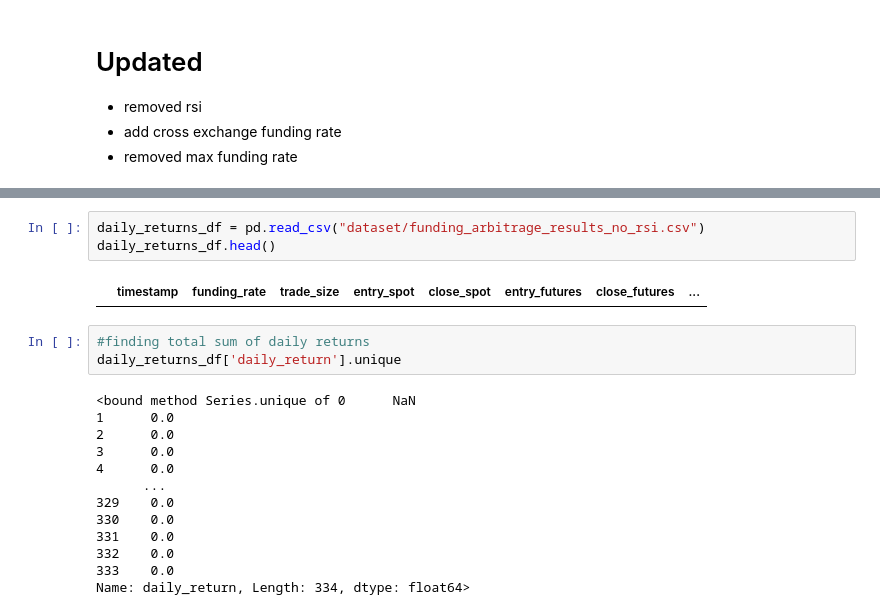
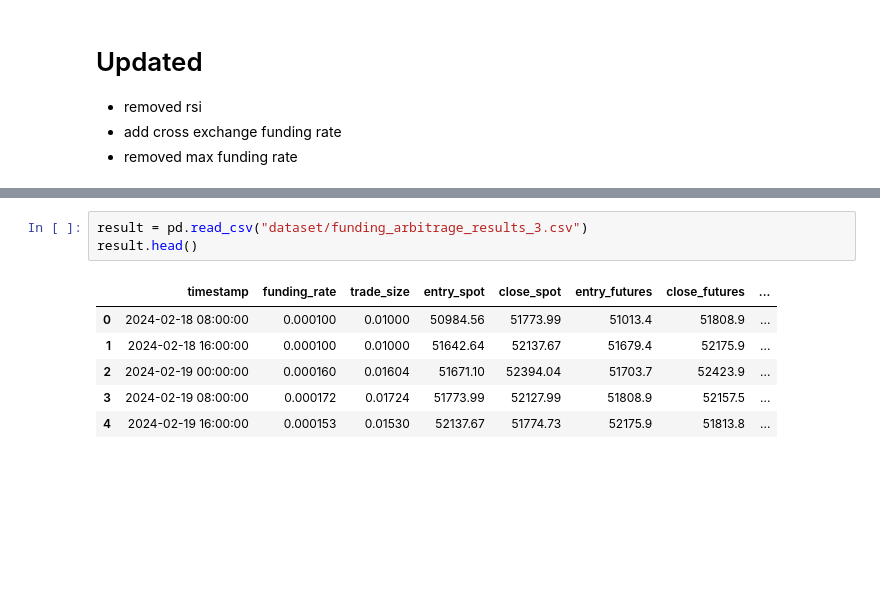
Before and after one commit to Lim-Rong-Jun/Btech-Trading-Bot, a Jupyter notebook: Funding_Rate_Arbitrage_Bot/Arbi_bot_part_3.ipynb, the cells around one changed output, grey strips where cells are left out. Cells and saved outputs as stored; diff of their text form; blank space fills up the shorter version.

```diff
--- a/Funding_Rate_Arbitrage_Bot/Arbi_bot_part_3.ipynb
+++ b/Funding_Rate_Arbitrage_Bot/Arbi_bot_part_3.ipynb
@@ -1253,21 +1188,10 @@ Total Fees Paid: $0.00
 # %%
-daily_returns_df = pd.read_csv("dataset/funding_arbitrage_results_no_rsi.csv")
-daily_returns_df.head()
+result = pd.read_csv("dataset/funding_arbitrage_results_3.csv")
+result.head()
 # %% [output]
 |  | timestamp | funding_rate | trade_size | entry_spot | close_spot | entry_futures | close_futures | ... |
+| 0 | 2024-02-18 08:00:00 | 0.000100 | 0.01000 | 50984.56 | 51773.99 | 51013.4 | 51808.9 | ... |
+| 1 | 2024-02-18 16:00:00 | 0.000100 | 0.01000 | 51642.64 | 52137.67 | 51679.4 | 52175.9 | ... |
+| 2 | 2024-02-19 00:00:00 | 0.000160 | 0.01604 | 51671.10 | 52394.04 | 51703.7 | 52423.9 | ... |
+| 3 | 2024-02-19 08:00:00 | 0.000172 | 0.01724 | 51773.99 | 52127.99 | 51808.9 | 52157.5 | ... |
+| 4 | 2024-02-19 16:00:00 | 0.000153 | 0.01530 | 52137.67 | 51774.73 | 52175.9 | 51813.8 | ... |
-# %%
-#finding total sum of daily returns
-daily_returns_df['daily_return'].unique
-# %% [output]
-<bound method Series.unique of 0      NaN
-1      0.0
-2      0.0
-3      0.0
-4      0.0
-      ...
-329    0.0
-330    0.0
-331    0.0
-332    0.0
-333    0.0
-Name: daily_return, Length: 334, dtype: float64>
```
Also changed, not shown: parts of 6 cells of this notebook.
